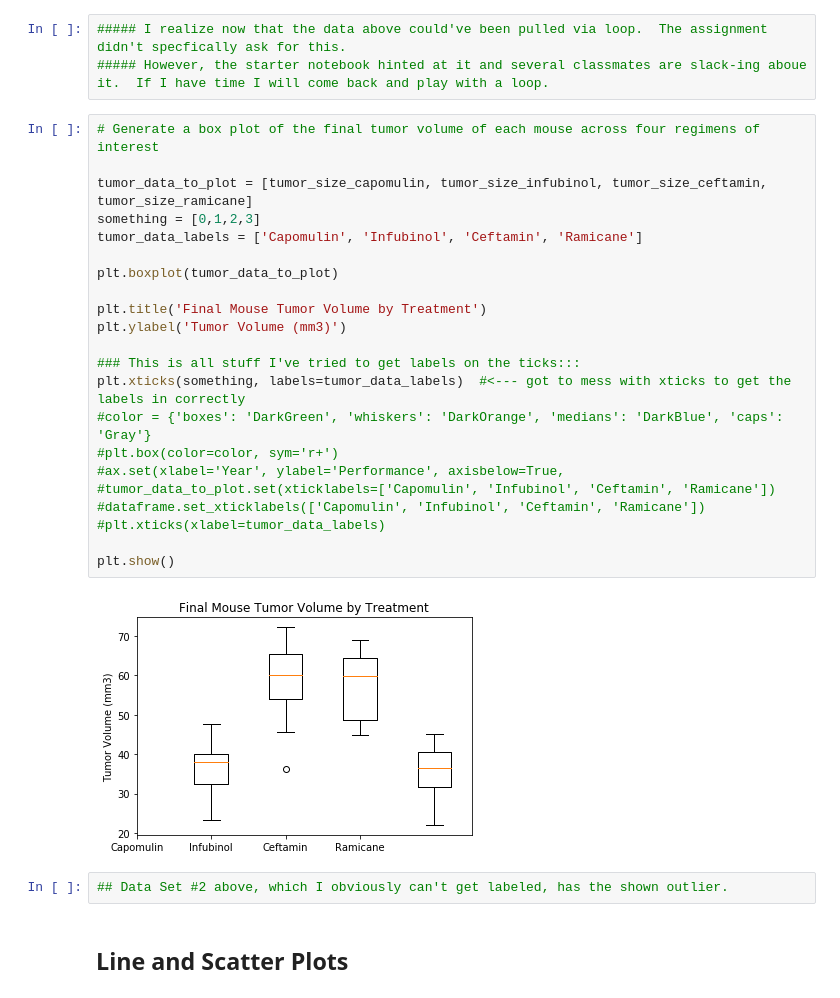
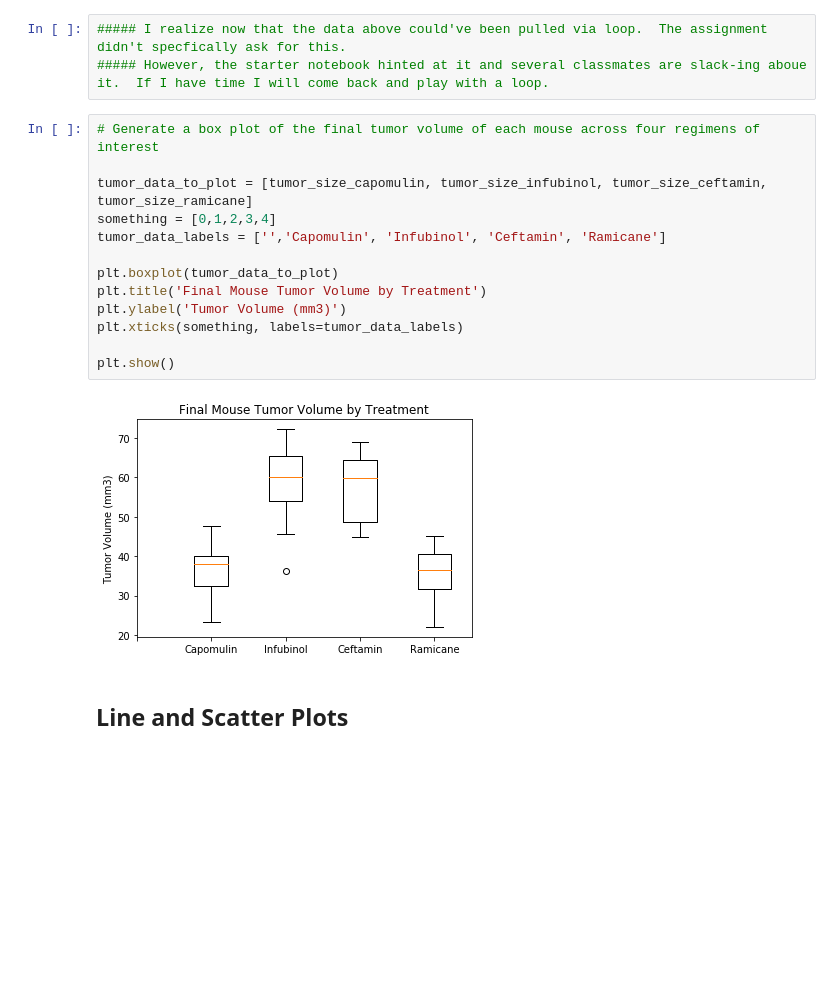
Before and after one commit to pasco27/matplotlib_homework, a Jupyter notebook: pymaceuticals_pascarella1.ipynb, the cells around one changed output. Cells and saved outputs as stored; diff of their text form; blank space fills up the shorter version.

```diff
--- a/pymaceuticals_pascarella1.ipynb
+++ b/pymaceuticals_pascarella1.ipynb
@@ -478,29 +495,18 @@ Series([], Name: Tumor Volume (mm3), dtype: float64)
 # %%
 # Generate a box plot of the final tumor volume of each mouse across four regimens of interest
 
 tumor_data_to_plot = [tumor_size_capomulin, tumor_size_infubinol, tumor_size_ceftamin, tumor_size_ramicane]
-something = [0,1,2,3]
-tumor_data_labels = ['Capomulin', 'Infubinol', 'Ceftamin', 'Ramicane']
+something = [0,1,2,3,4]
+tumor_data_labels = ['','Capomulin', 'Infubinol', 'Ceftamin', 'Ramicane']
 
 plt.boxplot(tumor_data_to_plot)
-
 plt.title('Final Mouse Tumor Volume by Treatment')
 plt.ylabel('Tumor Volume (mm3)')
-
-### This is all stuff I've tried to get labels on the ticks:::
-plt.xticks(something, labels=tumor_data_labels)  #<--- got to mess with xticks to get the labels in correctly
-#color = {'boxes': 'DarkGreen', 'whiskers': 'DarkOrange', 'medians': 'DarkBlue', 'caps': 'Gray'}
-#plt.box(color=color, sym='r+')
-#ax.set(xlabel='Year', ylabel='Performance', axisbelow=True,
-#tumor_data_to_plot.set(xticklabels=['Capomulin', 'Infubinol', 'Ceftamin', 'Ramicane'])
-#dataframe.set_xticklabels(['Capomulin', 'Infubinol', 'Ceftamin', 'Ramicane'])
-#plt.xticks(xlabel=tumor_data_labels)
+plt.xticks(something, labels=tumor_data_labels)
 
 plt.show()
 # %% [output]
-[figure, old version]
+[figure, new version]
-# %%
-## Data Set #2 above, which I obviously can't get labeled, has the shown outlier.
 # %% [markdown]
 ## Line and Scatter Plots
 # %%
```
Also changed, not shown: parts of 1 cell of this notebook.
